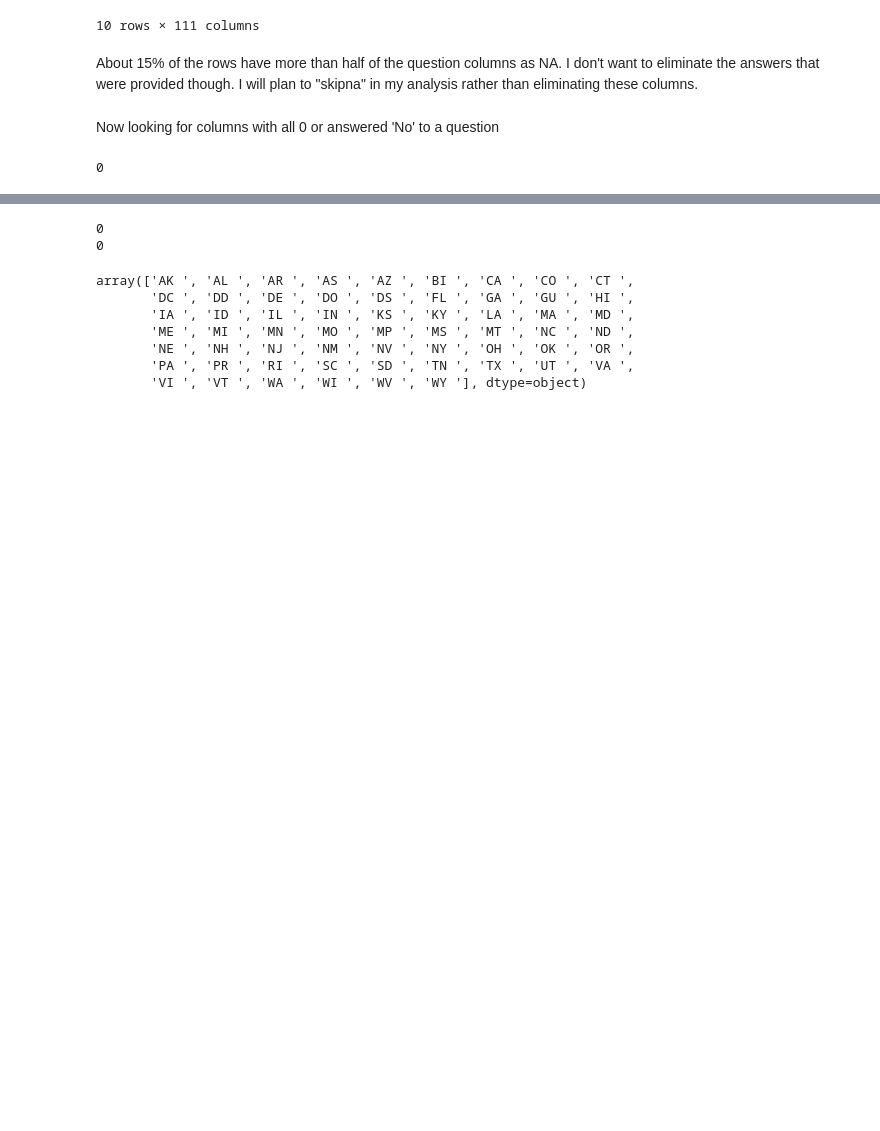
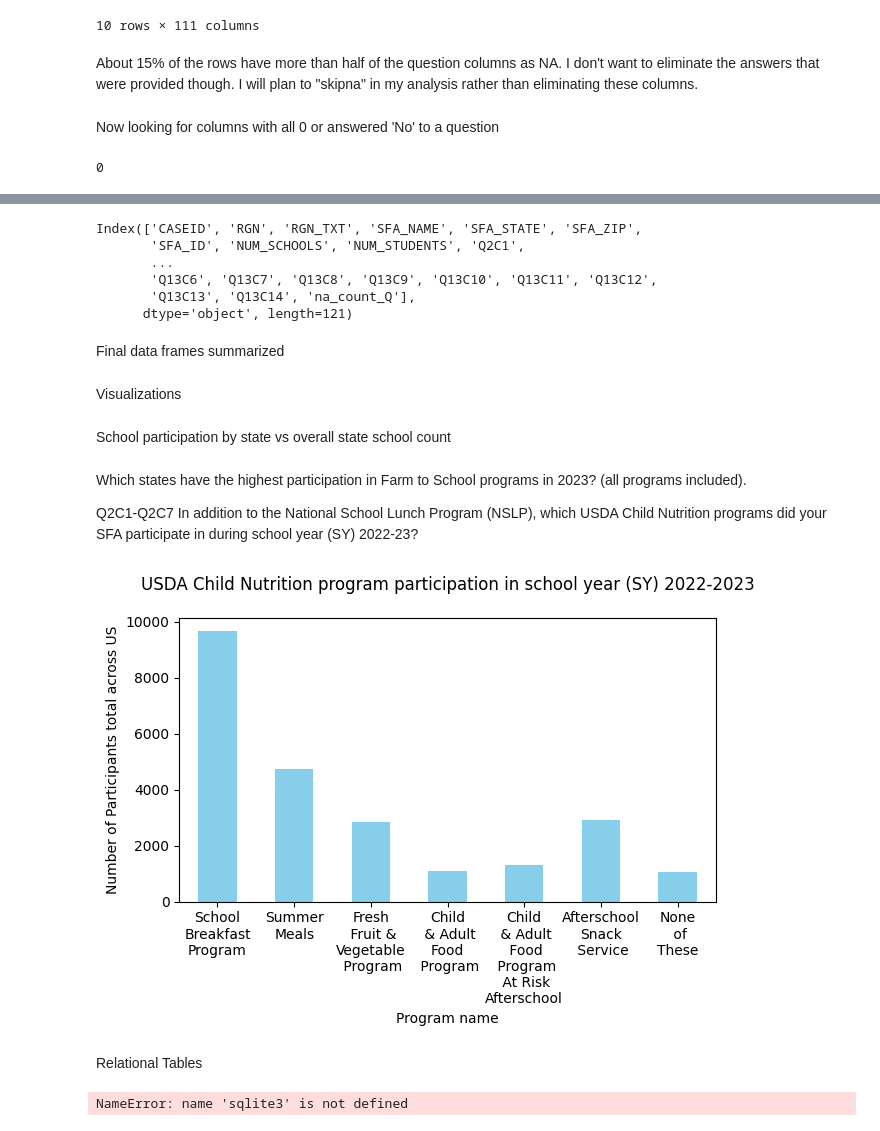
Before and after one commit to mollichite/Growing-Connections-A-Data-Driven-Look-at-Farm-to-School-Initiatives-across-the-United-States, a Jupyter notebook: notebooks/final_cleaning.ipynb, the cells around one changed output, grey strips where cells are left out. Drawn from its saved outputs; the diff is of its cells as text; code cells hidden in the pictures; blank space fills up the shorter version.

```diff
--- a/notebooks/final_cleaning.ipynb
+++ b/notebooks/final_cleaning.ipynb
@@ -304,22 +319,19 @@ merged_df.head(10)
 # %%
-q_test = (merged_df['Q13C5'] == '1').sum()
-merge_test = (merged_df['_merge'] == 'both').sum()
+#q_test = (merged_df['Q13C5'] == '1').sum()
+#merge_test = (merged_df['_merge'] == 'both').sum()
 
-yes_q13c5 = q_test
+#yes_q13c5 = q_test
 
-print(yes_q13c5)
-print(merge_test)
+#print(yes_q13c5)
+#print(merge_test)
-# %% [output]
-0
-0
-# %%
-school_counts_state.head()
-school_counts_state['state_abbr'].unique()
-# %% [output]
-array(['AK ', 'AL ', 'AR ', 'AS ', 'AZ ', 'BI ', 'CA ', 'CO ', 'CT ',
-       'DC ', 'DD ', 'DE ', 'DO ', 'DS ', 'FL ', 'GA ', 'GU ', 'HI ',
-       'IA ', 'ID ', 'IL ', 'IN ', 'KS ', 'KY ', 'LA ', 'MA ', 'MD ',
-       'ME ', 'MI ', 'MN ', 'MO ', 'MP ', 'MS ', 'MT ', 'NC ', 'ND ',
-       'NE ', 'NH ', 'NJ ', 'NM ', 'NV ', 'NY ', 'OH ', 'OK ', 'OR ',
-       'PA ', 'PR ', 'RI ', 'SC ', 'SD ', 'TN ', 'TX ', 'UT ', 'VA ',
-       'VI ', 'VT ', 'WA ', 'WI ', 'WV ', 'WY '], dtype=object)
+# %%
+census_df.columns
+# %% [output]
+Index(['CASEID', 'RGN', 'RGN_TXT', 'SFA_NAME', 'SFA_STATE', 'SFA_ZIP',
+       'SFA_ID', 'NUM_SCHOOLS', 'NUM_STUDENTS', 'Q2C1',
+       ...
+       'Q13C6', 'Q13C7', 'Q13C8', 'Q13C9', 'Q13C10', 'Q13C11', 'Q13C12',
+       'Q13C13', 'Q13C14', 'na_count_Q'],
+      dtype='object', length=121)
+# %% [markdown]
+Final data frames summarized
@@ -325,0 +346,4 @@ array(['AK ', 'AL ', 'AR ', 'AS ', 'AZ ', 'BI ', 'CA ', 'CO ', 'CT ',
+# %% [markdown]
+Visualizations
+# %% [markdown]
+School participation by state vs overall state school count
@@ -325,0 +390,30 @@ array(['AK ', 'AL ', 'AR ', 'AS ', 'AZ ', 'BI ', 'CA ', 'CO ', 'CT ',
+# %% [markdown]
+Which states have the highest participation in Farm to School programs in 2023? (all programs included).
+
+Q2C1-Q2C7 In addition to the National School Lunch Program (NSLP), which USDA Child Nutrition programs did your SFA participate in during school year (SY) 2022-23?
+# %%
+import matplotlib.pyplot as plt
+
+program_names = {
+    'Q2C1': 'School\nBreakfast\nProgram',
+    'Q2C2': 'Summer\nMeals',
+    'Q2C3': 'Fresh\n Fruit &\nVegetable\n Program',
+    'Q2C4': 'Child\n & Adult\nFood\n Program',
+    'Q2C5': 'Child\n & Adult\n Food\n Program\n At Risk\nAfterschool',
+    'Q2C6': 'Afterschool\nSnack\n Service',
+    'Q2C7': 'None\n of\nThese'
+                 }
+
+program_partic = census_df[['Q2C1', 'Q2C2', 'Q2C3', 'Q2C4', 'Q2C5', 'Q2C6', 'Q2C7']].rename(columns=program_names)
+
+program_counts = program_partic.sum()
+
+program_counts.plot(kind='bar', color='skyblue')
+plt.title("USDA Child Nutrition program participation in school year (SY) 2022-2023", pad=20)
+plt.xlabel("Program name")
+plt.ylabel("Number of Participants total across US") #need to ask about transparency here as one count could be for multiple schools
+plt.xticks(rotation=0, ha='center')
+plt.tight_layout()
+plt.show()
+# %% [output]
+[figure, added]
@@ -325,0 +494,6 @@ array(['AK ', 'AL ', 'AR ', 'AS ', 'AZ ', 'BI ', 'CA ', 'CO ', 'CT ',
+# %% [markdown]
+Relational Tables
+# %%
+conn = sqlite3.connect()
+# %% [output]
+NameError: name 'sqlite3' is not defined
```
Also changed, not shown: parts of 12 cells of this notebook, 1 other file.
